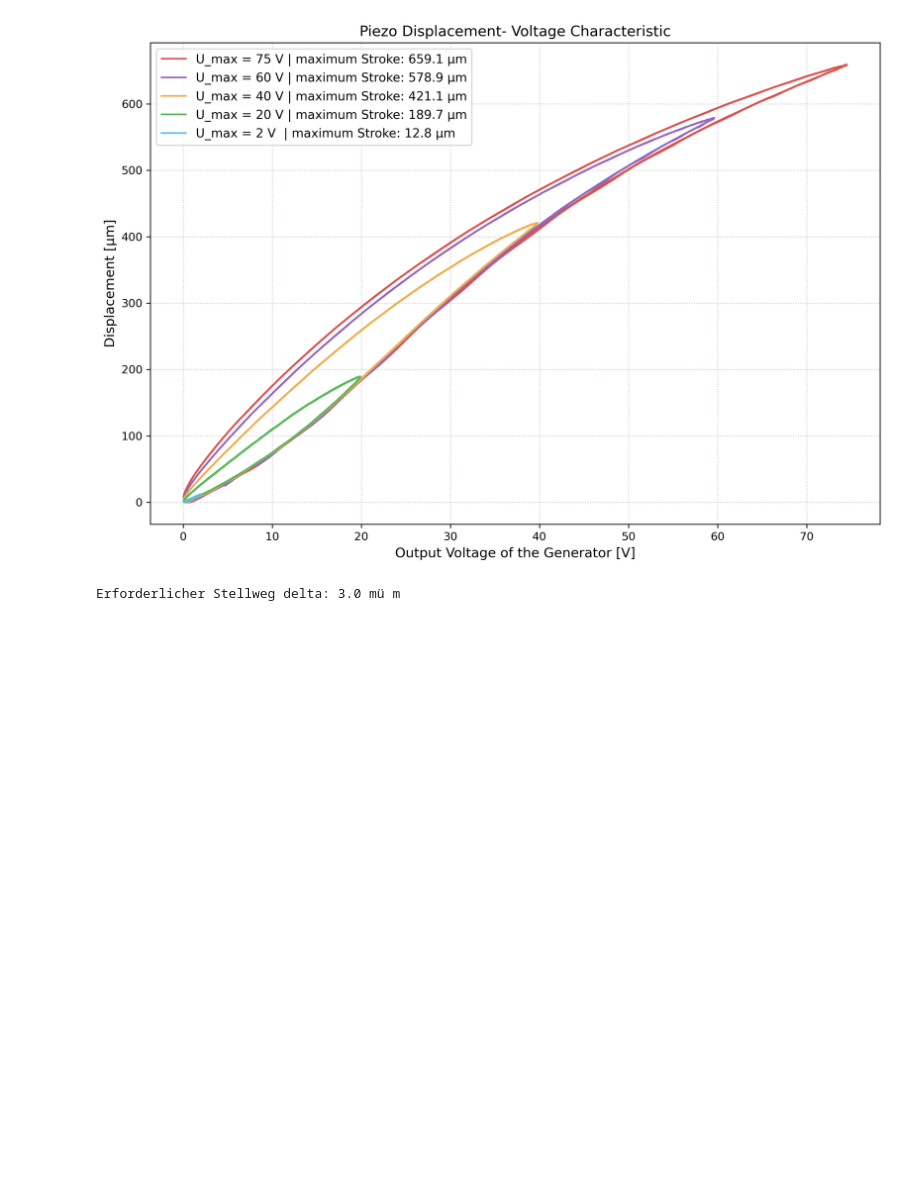
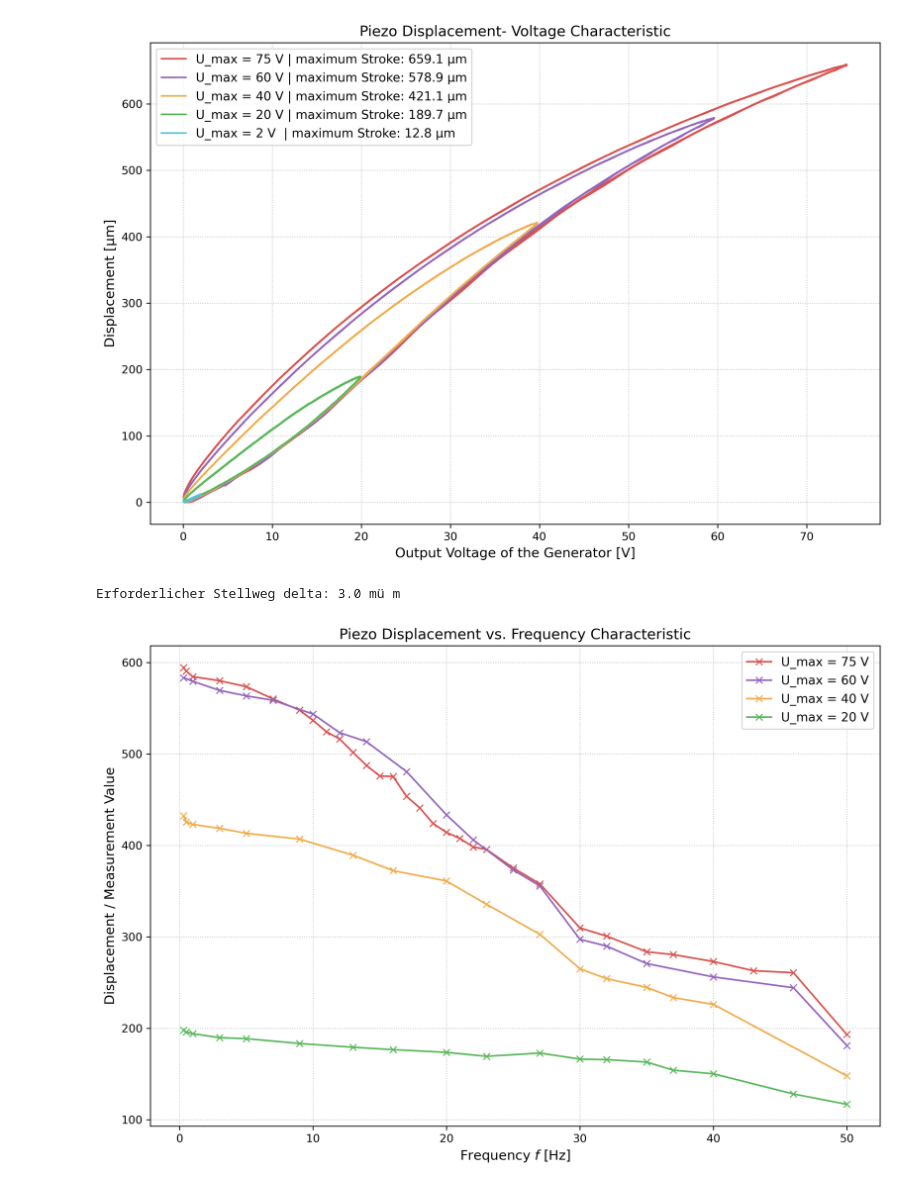
Before and after one commit to CodeTurtleT/lasercom-divergence-control, a Jupyter notebook: piezo_measure.ipynb, the cells around one changed output. Saved outputs shown, nothing was run; the diff lists cells and outputs as text; code cells hidden in the pictures; blank space fills up the shorter version.

```diff
--- a/piezo_measure.ipynb
+++ b/piezo_measure.ipynb
@@ -179,3 +180,73 @@ delta = np.sqrt(term**2 - zR**2)
 print(f"Erforderlicher Stellweg delta: {delta * 1e6:.1f} mü m")
 # %% [output]
 Erforderlicher Stellweg delta: 3.0 mü m
+# %%
+#gleiche farbei wie hytserese kurve
+import matplotlib.pyplot as plt
+import pandas as pd
+
+# Basis-Pfad für die Messdateien
+base_path = "/Users/trinity/Desktop/bachelor.thesis/measurements/piezo/"
+file_path = base_path + "values_displacemet_vs_frequency.csv"
+
+# CSV-Datei einlesen
+df = pd.read_csv(file_path)
+
+# Konfiguration der Messungen mit deinen Farb- und Namensvorgaben
+measurements = [
+    {
+        "name": "75 V",  # entspricht U:3.75V
+        "f_col": "f [Hz]",
+        "u_col": "U:3.75V",
+        "color": "#D9534F",
+    },
+    {
+        "name": "60 V",  # entspricht U:3V
+        "f_col": "f [Hz].1",
+        "u_col": "U:3V",
+        "color": "#9467BD",
+    },
+    {
+        "name": "40 V",  # entspricht U:2V
+        "f_col": "f [Hz].2",
+        "u_col": "U:2V",
+        "color": "#F0AD4E",
+    },
+    {
+        "name": "20 V",  # entspricht U:1V (oder 1V-Einstellung)
+        "f_col": "f [Hz].3",
+        "u_col": "U:1V",
+        "color": "#5CB85C",
+    },
+]
+
+# Plot erstellen
+plt.figure(figsize=(10, 7))
+
+for m in measurements:
+  # NaN-Werte entfernen und nach Frequenz sortieren für saubere Linien
+  sub_df = df[[m["f_col"], m["u_col"]]].dropna().sort_values(by=m["f_col"])
+
+  # Marker und durchgehende Linie plotten
+  plt.plot(
+      sub_df[m["f_col"]],
+      sub_df[m["u_col"]],
+      color=m["color"],
+      marker="x",
+      markersize=6,
+      label=f"U_max = {m['name']}",
+  )#linestyle="-",
+
+# Diagramm-Beschriftungen und Layout auf Englisch
+plt.title("Piezo Displacement vs. Frequency Characteristic")
+plt.xlabel("Frequency $f$ [Hz]")
+plt.ylabel("Displacement / Measurement Value")
+plt.legend(loc="upper right")
+plt.tight_layout()
+
+# Optional: Diagramm als PDF abspeichern
+# plt.savefig("/Users/trinity/Desktop/bachelor.thesis/ba_plots/prototype/piezo/piezo_frequency_characteristic.pdf")
+
+plt.show()
+# %% [output]
+[figure, added]
```
Also changed, not shown: parts of 1 cell of this notebook, 3 other files.
